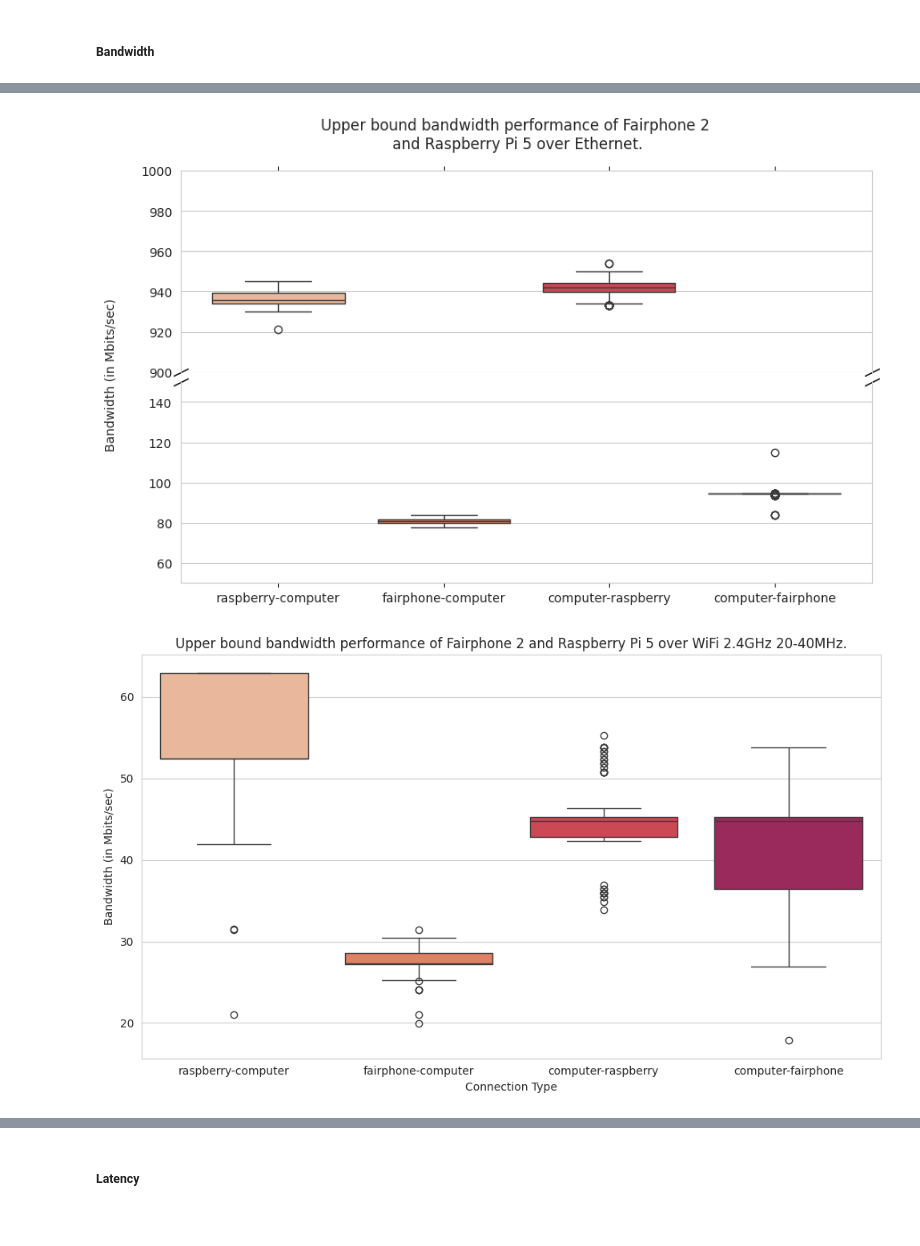
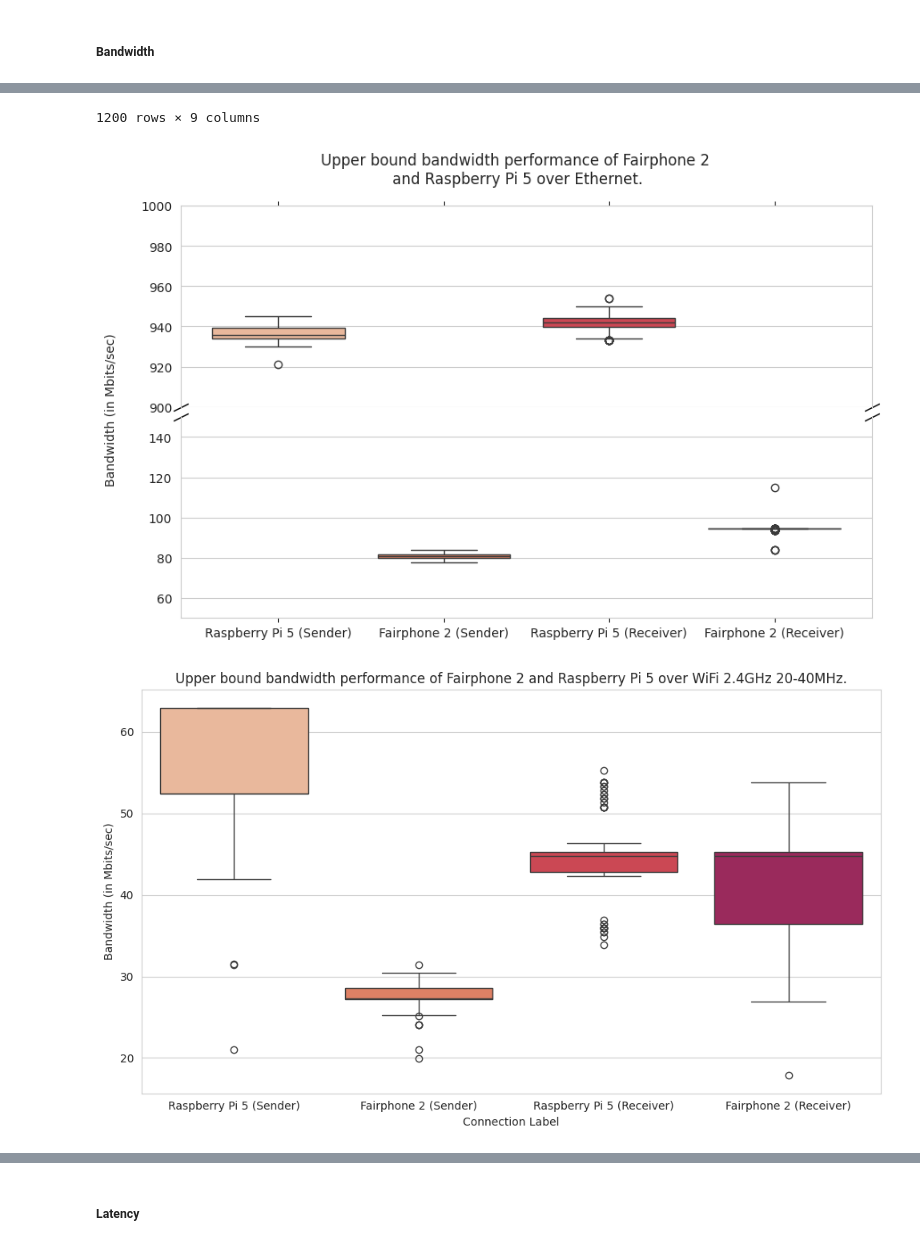
Before and after one commit to CorentinLibert/Cluster-of-upcycled-smartphones, a Jupyter notebook: Benchmark/homemade/networking/device_networking_capabilities_experiments.ipynb, the cells around one changed output, grey strips where cells are left out. Saved outputs shown, nothing was run; the diff lists cells and outputs as text; code cells hidden in the pictures.

Commit message:
[NETWORKING BENCHMARK] Upper bound performance experiment: Rename x-labels and add graphs

```diff
--- a/Benchmark/homemade/networking/device_networking_capabilities_experiments.ipynb
+++ b/Benchmark/homemade/networking/device_networking_capabilities_experiments.ipynb
@@ -376,13 +377,32 @@ display(df_latency)
 exp_dir = global_res_dir + "/" + experiment_name.replace(' ', '_') + "_" + timestamp.strftime("%Y%m%dT%H%M%S")
 
 exp_dir = global_res_dir + "/" + experiment_name.replace(' ', '_') + "_20240804T135449"
+
+graphs_dir = exp_dir + "/graphs"
+bandwidth_graphs_dir = graphs_dir + "/bandwidth"
+latency_graphs_dir = graphs_dir + "/latency"
+
+path = Path(bandwidth_graphs_dir)
+path.mkdir(parents=True, exist_ok=True)
+path = Path(latency_graphs_dir)
+path.mkdir(parents=True, exist_ok=True)
 # %% [markdown]
 ##### Bandwidth
 # %%
 df = pd.read_csv(exp_dir + "/bandwidth_results.csv")
 
 # connection type
-df["Connection Type"] = df["Sender Type"] + "-" + df["Receiver Type"]
+connection_labels = []
+for s, r in zip(df["Sender Type"], df["Receiver Type"]):
+    if s == "raspberry":
+        connection_labels.append("Raspberry Pi 5 (Sender)")
+    elif s == "fairphone":
+        connection_labels.append("Fairphone 2 (Sender)")
+    elif r == "raspberry":
+        connection_labels.append("Raspberry Pi 5 (Receiver)")
+    elif r == "fairphone":
+        connection_labels.append("Fairphone 2 (Receiver)")
+df["Connection Label"] = connection_labels
 
 # group by medium type
 medium_group = df.groupby("Medium")
@@ -399,8 +419,8 @@ for key, item in medium_group:
         sns.set_style("whitegrid")
 
 
-        sns.boxplot(data=item, y="Bandwidth (in Mbits/sec)", x="Connection Type", ax=ax1, palette=colors)
-        sns.boxplot(data=item, y="Bandwidth (in Mbits/sec)", x="Connection Type", ax=ax2, palette=colors)
+        sns.boxplot(data=item, y="Bandwidth (in Mbits/sec)", x="Connection Label", ax=ax1, palette=colors)
+        sns.boxplot(data=item, y="Bandwidth (in Mbits/sec)", x="Connection Label", ax=ax2, palette=colors)
 
         ax1.set_ylim(900, 1000)
         ax2.set_ylim(50, 150)
@@ -428,12 +448,16 @@ for key, item in medium_group:
         fig.text(0.04, 0.5, 'Bandwidth (in Mbits/sec)', va='center', rotation='vertical')
 
         plt.show()
+
+        fig.savefig(bandwidth_graphs_dir + "/" + experiment_name.replace(' ', '_') + "_bandwidth_" + key + ".pdf")
     else:
         plt.figure(figsize=(10, 6))
         sns.set_style("whitegrid")
-        sns.boxplot(data=item, x='Connection Type', y='Bandwidth (in Mbits/sec)', palette=colors)
+        sns.boxplot(data=item, x='Connection Label', y='Bandwidth (in Mbits/sec)', palette=colors)
         plt.title(f"Upper bound bandwidth performance of Fairphone 2 and Raspberry Pi 5 over {key.replace('_', ' ')}.")
         plt.tight_layout()
 
         plt.show
+
+        plt.savefig(bandwidth_graphs_dir + "/" + experiment_name.replace(' ', '_') + "_bandwidth_" + key + ".pdf")
 # %% [output]
@@ -440,2 +476,3 @@ for key, item in medium_group:
+1200 rows × 9 columns
-[figure, old version]
+[figure, new version]
-[figure, old version]
+[figure, new version]
```
Also changed, not shown: parts of 3 cells of this notebook, 6 other files.
